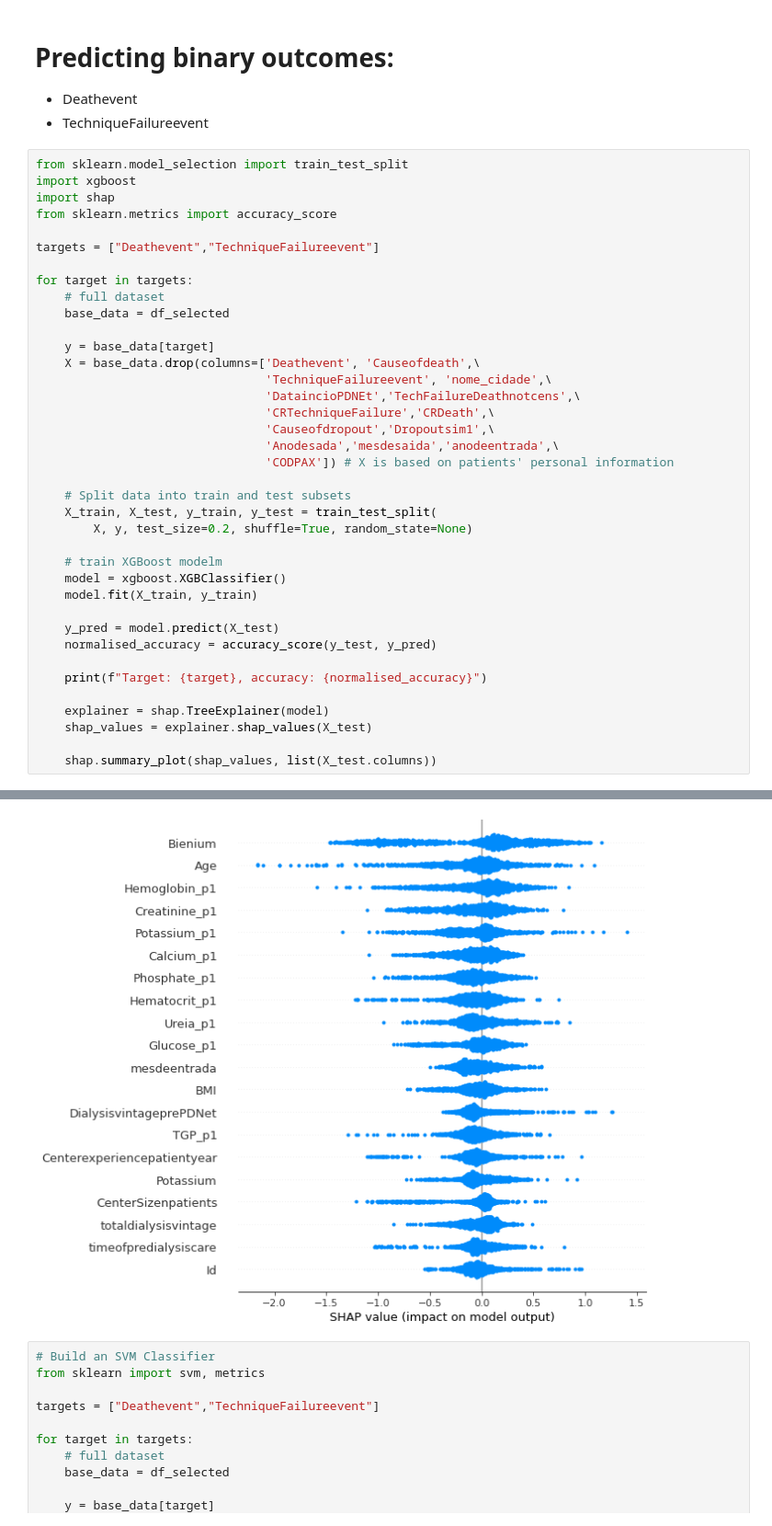
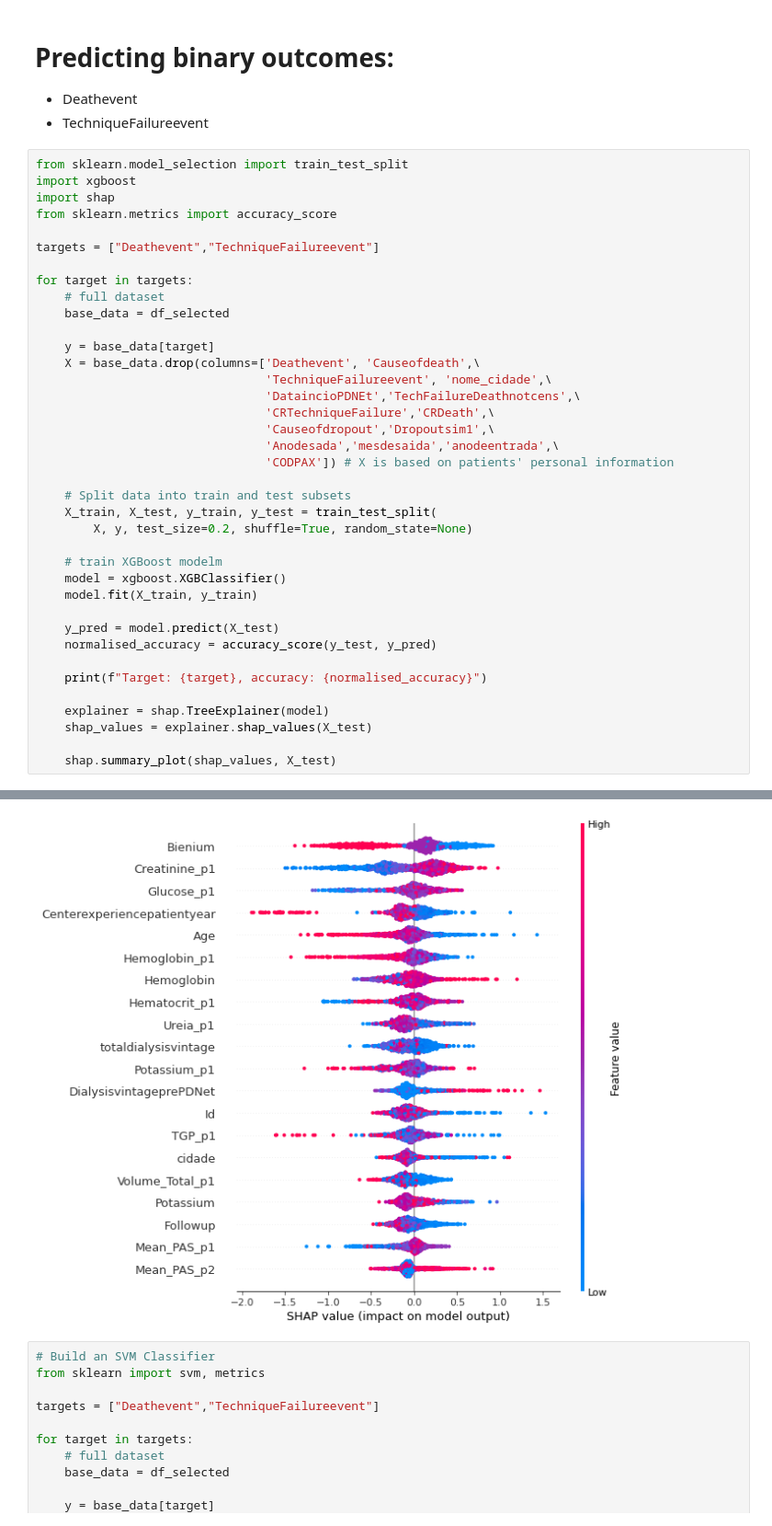
Before and after one commit to YitingZhang1997/MIDAS_Project_2020, a Jupyter notebook: Data_Exploration_CauseofDeath_Classification.ipynb, the cells around one changed output, grey strips where cells are left out. Shown: that part at 92% size. Drawn from its saved outputs; the diff is of its cells as text.

```diff
--- a/Data_Exploration_CauseofDeath_Classification.ipynb
+++ b/Data_Exploration_CauseofDeath_Classification.ipynb
@@ -277,5 +257,5 @@ for target in targets:
     explainer = shap.TreeExplainer(model)
     shap_values = explainer.shap_values(X_test)
 
-    shap.summary_plot(shap_values, list(X_test.columns))
+    shap.summary_plot(shap_values, X_test)
 # %% [output]
@@ -285,4 +265,4 @@ Target: TechniqueFailureevent, accuracy: 0.8765323992994746
-[figure, old version]
+[figure, new version]
 # %%
 # Build an SVM Classifier
 from sklearn import svm, metrics
```
Also changed, not shown: parts of 4 cells of this notebook.
